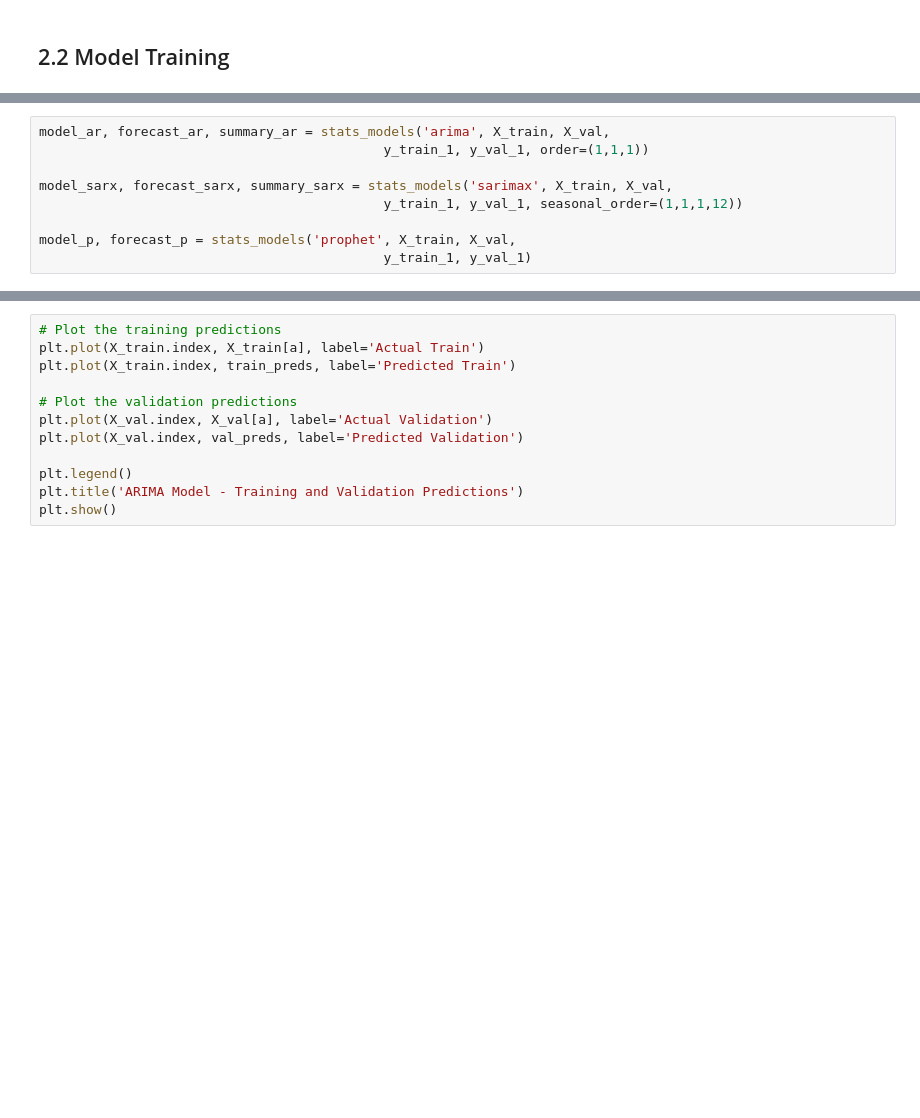
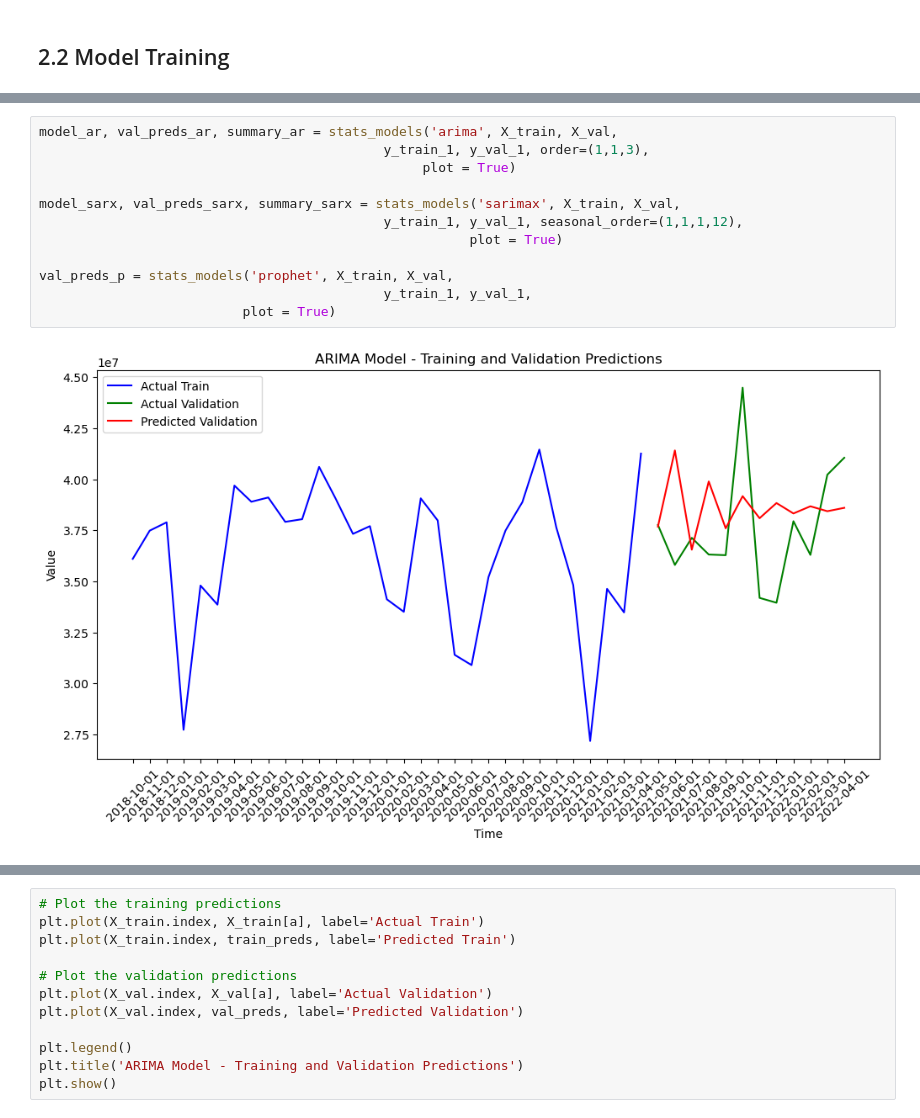
Before and after one commit to MGN19/Siemens-forecast, a Jupyter notebook: 02_FS_&_Modeling.ipynb, the cells around one changed output, grey strips where cells are left out. Cells and saved outputs as stored; diff of their text form; blank space fills up the shorter version.

Commit message:
stat models working

```diff
--- a/02_FS_&_Modeling.ipynb
+++ b/02_FS_&_Modeling.ipynb
@@ -141,10 +162,14 @@ def stats_models(model_type,  X_train, X_val, y_train, y_val,
 # %%
-model_ar, forecast_ar, summary_ar = stats_models('arima', X_train, X_val,
-                                            y_train_1, y_val_1, order=(1,1,1))
+model_ar, val_preds_ar, summary_ar = stats_models('arima', X_train, X_val,
+                                            y_train_1, y_val_1, order=(1,1,3),
+                                                 plot = True)
 
-model_sarx, forecast_sarx, summary_sarx = stats_models('sarimax', X_train, X_val,
-                                            y_train_1, y_val_1, seasonal_order=(1,1,1,12))
+model_sarx, val_preds_sarx, summary_sarx = stats_models('sarimax', X_train, X_val,
+                                            y_train_1, y_val_1, seasonal_order=(1,1,1,12),
+                                                       plot = True)
 
-model_p, forecast_p = stats_models('prophet', X_train, X_val,
-                                            y_train_1, y_val_1)
+val_preds_p = stats_models('prophet', X_train, X_val,
+                                            y_train_1, y_val_1,
+                          plot = True)
 # %% [output]
+[figure, added]
```
Also changed, not shown: parts of 16 cells of this notebook, 2 other files.
